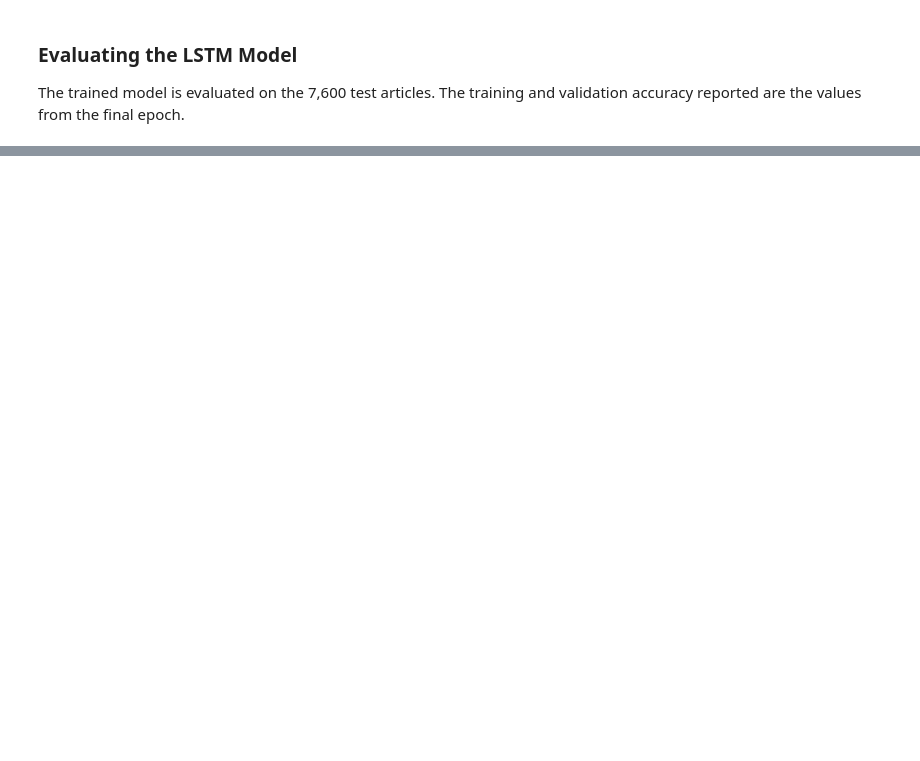
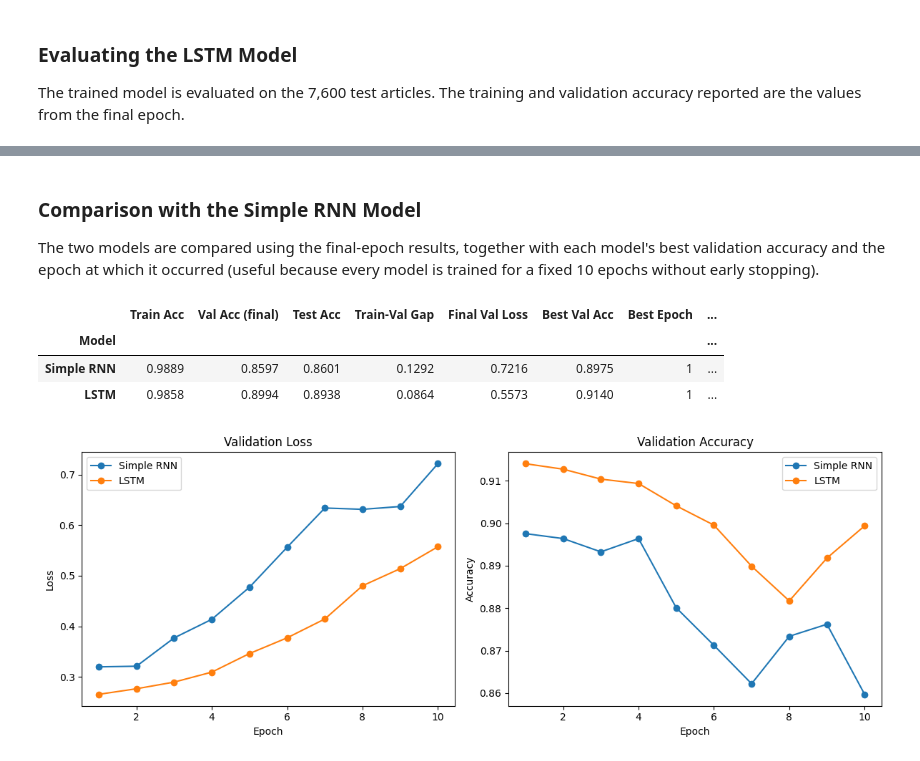
Before and after one commit to mrudultkt/rnn-text-classification-ag-news, a Jupyter notebook: Mrudul_Mukundan_PGDSAIML_B4.ipynb, the cells around one changed output, grey strips where cells are left out. Saved outputs shown, nothing was run; the diff lists cells and outputs as text; code cells hidden in the pictures; blank space fills up the shorter version.

Commit message:
done all model trainings and evaluations

```diff
--- a/Mrudul_Mukundan_PGDSAIML_B4.ipynb
+++ b/Mrudul_Mukundan_PGDSAIML_B4.ipynb
@@ -729,0 +730,57 @@ Training time       : 96.7 seconds
+# %% [markdown]
+### Comparison with the Simple RNN Model
+
+The two models are compared using the final-epoch results, together with each model's best validation accuracy and the epoch at which it occurred (useful because every model is trained for a fixed 10 epochs without early stopping).
+# %%
+def compare_models(names):
+    """Build a comparison table for the given models from the stored results."""
+    rows = []
+    for n in names:
+        r = results[n]
+        h = r["history"]
+        rows.append({
+            "Model": n,
+            "Train Acc": round(r["train_acc"], 4),
+            "Val Acc (final)": round(r["val_acc"], 4),
+            "Test Acc": round(r["test_acc"], 4),
+            "Train-Val Gap": round(r["train_acc"] - r["val_acc"], 4),
+            "Final Val Loss": round(h["val_loss"][-1], 4),
+            "Best Val Acc": round(max(h["val_accuracy"]), 4),
+            "Best Epoch": int(np.argmax(h["val_accuracy"])) + 1,
+            "Train Time (s)": round(r["train_time_sec"], 1),
+        })
+    return pd.DataFrame(rows).set_index("Model")
+
+
+def plot_comparison(names):
+    """Overlay the validation curves of several models."""
+    fig, axes = plt.subplots(1, 2, figsize=(12, 4.5))
+    for n in names:
+        h = results[n]["history"]
+        epochs_range = range(1, len(h["val_loss"]) + 1)
+        axes[0].plot(epochs_range, h["val_loss"], marker="o", label=n)
+        axes[1].plot(epochs_range, h["val_accuracy"], marker="o", label=n)
+
+    axes[0].set_title("Validation Loss")
+    axes[0].set_xlabel("Epoch")
+    axes[0].set_ylabel("Loss")
+    axes[0].legend()
+
+    axes[1].set_title("Validation Accuracy")
+    axes[1].set_xlabel("Epoch")
+    axes[1].set_ylabel("Accuracy")
+    axes[1].legend()
+
+    plt.tight_layout()
+    plt.show()
+
+
+# Compare Simple RNN and LSTM
+display(compare_models(["Simple RNN", "LSTM"]))
+plot_comparison(["Simple RNN", "LSTM"])
+# %% [output]
+|  | Train Acc | Val Acc (final) | Test Acc | Train-Val Gap | Final Val Loss | Best Val Acc | Best Epoch | ... |
+| Model |  |  |  |  |  |  |  | ... |
+| Simple RNN | 0.9889 | 0.8597 | 0.8601 | 0.1292 | 0.7216 | 0.8975 | 1 | ... |
+| LSTM | 0.9858 | 0.8994 | 0.8938 | 0.0864 | 0.5573 | 0.9140 | 1 | ... |
+[figure, added]
```
Also changed, not shown: parts of 53 cells of this notebook.
